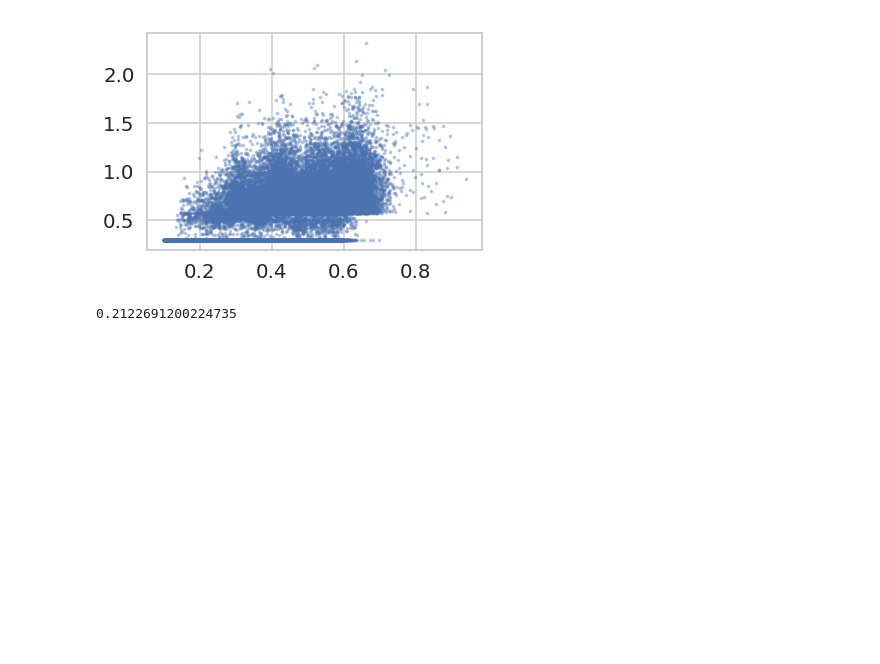
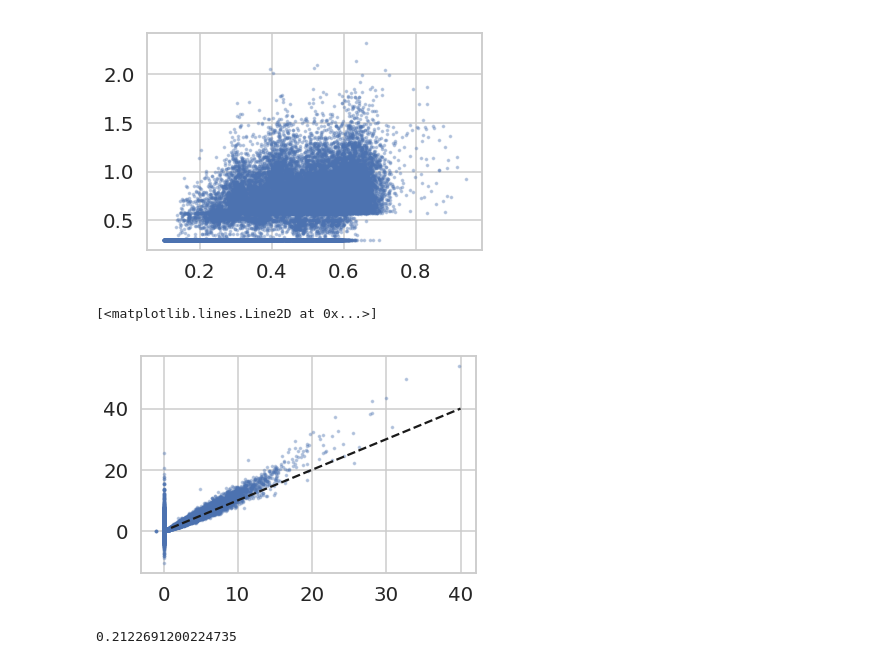
Before and after one commit to estevesjh/CopacabanaRuns, a Jupyter notebook: analysis/clusters/0.CheckClusterResults.ipynb, the cells around one changed output. Drawn from its saved outputs; the diff is of its cells as text; code cells hidden in the pictures; blank space fills up the shorter version.

```diff
--- a/analysis/clusters/0.CheckClusterResults.ipynb
+++ b/analysis/clusters/0.CheckClusterResults.ipynb
@@ -111,6 +111,12 @@ plt.scatter(zcls,r200,s=5,alpha=0.3)
 # %% [output]
 <matplotlib.collections.PathCollection at 0x...>
 [figure]
+# %%
+plt.scatter(ngals,norm,s=5,alpha=0.3)
+plt.plot([1,40],[1.,40.],'k--')
+# %% [output]
+[<matplotlib.lines.Line2D at 0x...>]
+[figure, added]
 # %%
 1.*np.count_nonzero(r200<=0.3)/norm.size
 # %% [output]
```
Also changed, not shown: parts of 19 cells of this notebook, 6 other files.
